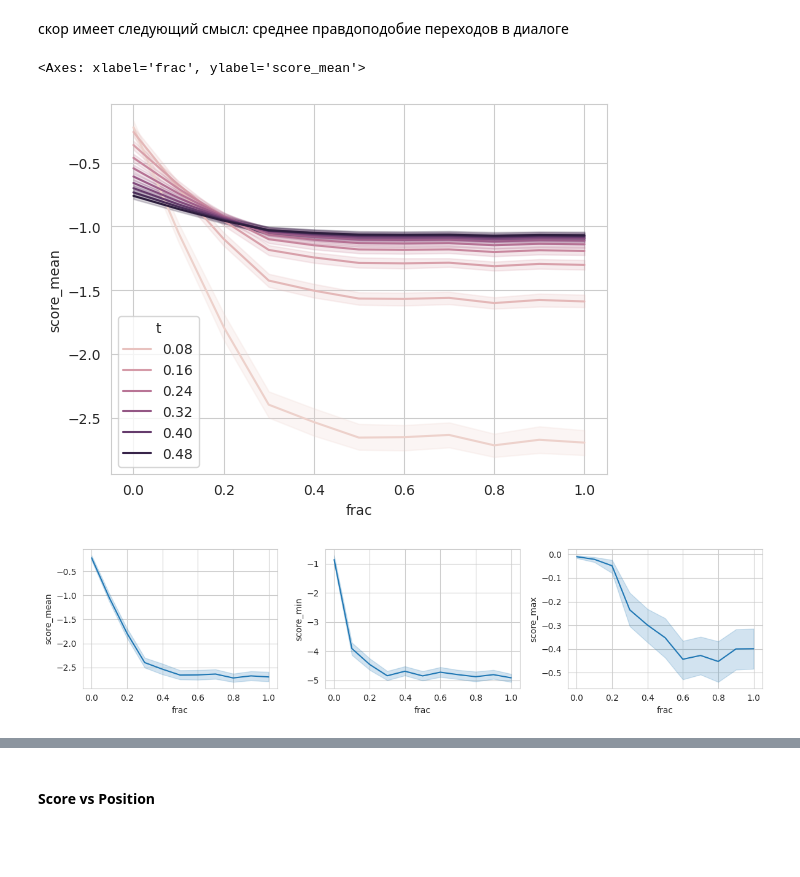
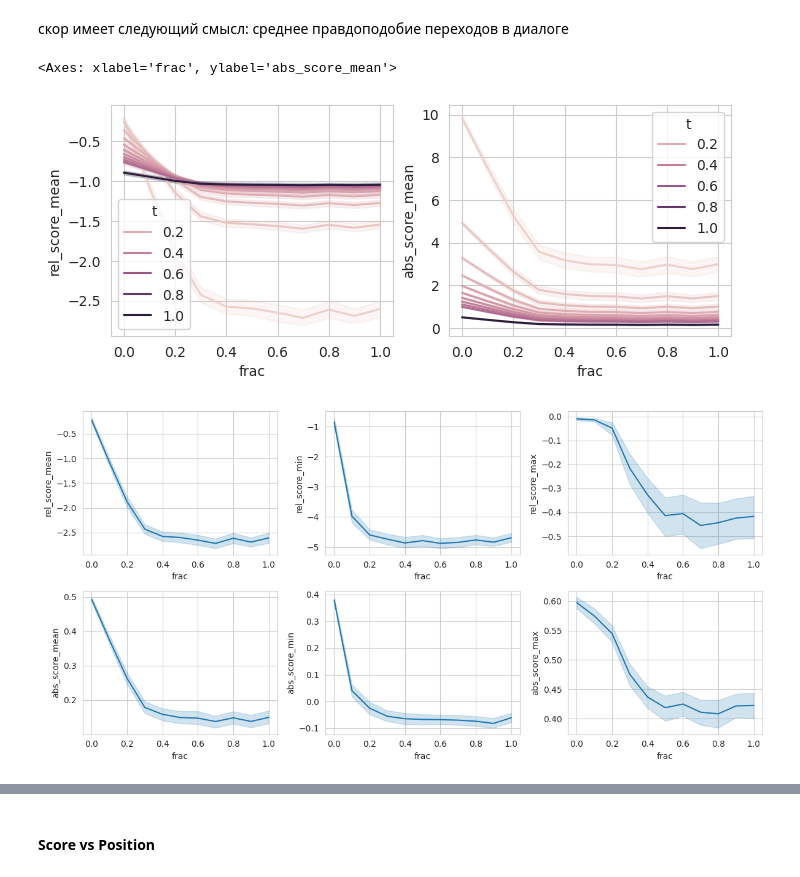
Before and after one commit to voorhs/dialogue-augmentation, a Jupyter notebook: augmentation_development.ipynb, the cells around one changed output, grey strips where cells are left out. Drawn from its saved outputs; the diff is of its cells as text; code cells hidden in the pictures; blank space fills up the shorter version.

```diff
--- a/augmentation_development.ipynb
+++ b/augmentation_development.ipynb
@@ -2268,8 +2268,11 @@ import torch.nn.functional as F
 import torch
 
 @torch.no_grad()
-def get_score(logits, reduction='none'):
-    scores = F.softmax(logits, dim=1).diag().log10()
+def get_score(logits, absolute=False, reduction='none'):
+    if absolute:
+        scores = logits.diag()
+    else:
+        scores = F.softmax(logits, dim=1).diag().log10()
     if reduction == 'mean':
         score = scores.mean()
     elif reduction == 'min':
@@ -2279,7 +2282,7 @@ def get_score(logits, reduction='none'):
     elif reduction != 'none':
         raise ValueError('unexpected reduction type')
     else:
-        return scores.cpu()
+        return scores.cpu().numpy()
     return score.cpu().item()
 # %% [markdown]
 #### Score vs Shuffling
@@ -2307,7 +2310,7 @@ def random_swap(arr, n_swaps):
 
 grid_size = 11
 fraction_swaps_list = np.linspace(0, 1, grid_size)
-temperature_list = np.linspace(0.05, 0.5, 10)
+temperature_list = np.linspace(0.05, 0.5, 10).tolist() + [1]
 exp_results = defaultdict(list)
 
 for i, dia in enumerate(tqdm(dataset)):
@@ -2320,9 +2323,12 @@ for i, dia in enumerate(tqdm(dataset)):
             exp_results['frac'].append(frac)
             exp_results['t'].append(t)
             exp_results['i_dia'].append(i)
-            exp_results['score_mean'].append(get_score(logits / t, reduction='mean'))
-            exp_results['score_min'].append(get_score(logits / t, reduction='min'))
-            exp_results['score_max'].append(get_score(logits / t, reduction='max'))
+            exp_results['rel_score_mean'].append(get_score(logits / t, reduction='mean'))
+            exp_results['rel_score_min'].append(get_score(logits / t, reduction='min'))
+            exp_results['rel_score_max'].append(get_score(logits / t, reduction='max'))
+            exp_results['abs_score_mean'].append(get_score(logits / t, absolute=True, reduction='mean'))
+            exp_results['abs_score_min'].append(get_score(logits / t, absolute=True, reduction='min'))
+            exp_results['abs_score_max'].append(get_score(logits / t, absolute=True, reduction='max'))
 # %%
 import pandas as pd
 
@@ -2331,23 +2337,32 @@ df = pd.DataFrame(exp_results)
 # %%
 import seaborn as sns
 sns.set_style('whitegrid')
+import matplotlib.pyplot as plt
 
-sns.lineplot(data=df, x='frac', y='score_mean', hue='t')
+fig, ax = plt.subplots(1, 2, figsize=(8, 3))
+sns.lineplot(data=df, x='frac', y='rel_score_mean', hue='t', ax=ax[0])
+sns.lineplot(data=df, x='frac', y='abs_score_mean', hue='t', ax=ax[1])
 # %% [output]
-<Axes: xlabel='frac', ylabel='score_mean'>
+<Axes: xlabel='frac', ylabel='abs_score_mean'>
-[figure, old version]
+[figure, new version]
 # %%
 import seaborn as sns
 sns.set_style('whitegrid')
 import matplotlib.pyplot as plt
 
+
+fig, ax = plt.subplots(2, 3, figsize=(12, 6))
+
 df_t = df[df.t == 0.05]
+sns.lineplot(data=df_t, x='frac', y='rel_score_mean', ax=ax[0, 0])
+sns.lineplot(data=df_t, x='frac', y='rel_score_min',  ax=ax[0, 1])
+sns.lineplot(data=df_t, x='frac', y='rel_score_max',  ax=ax[0, 2])
 
-fig, ax = plt.subplots(1, 3, figsize=(12, 3))
-sns.lineplot(data=df_t, x='frac', y='score_mean', ax=ax[0])
-sns.lineplot(data=df_t, x='frac', y='score_min',  ax=ax[1])
-sns.lineplot(data=df_t, x='frac', y='score_max',  ax=ax[2])
+df_t = df[df.t == 1]
+sns.lineplot(data=df_t, x='frac', y='abs_score_mean', ax=ax[1, 0])
+sns.lineplot(data=df_t, x='frac', y='abs_score_min',  ax=ax[1, 1])
+sns.lineplot(data=df_t, x='frac', y='abs_score_max',  ax=ax[1, 2])
 plt.tight_layout()
 # %% [output]
-[figure, old version]
+[figure, new version]
 # %%
```
Also changed, not shown: parts of 7 cells of this notebook, 4 other files.
